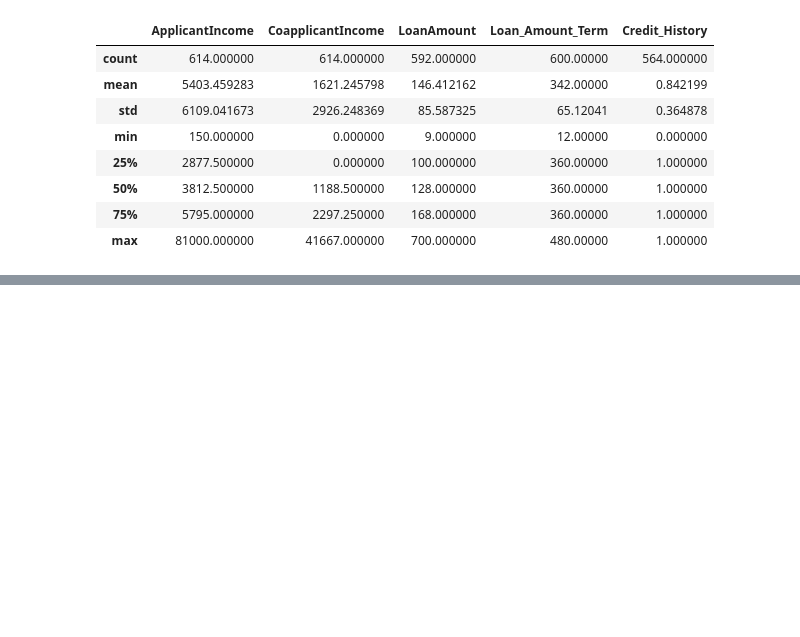
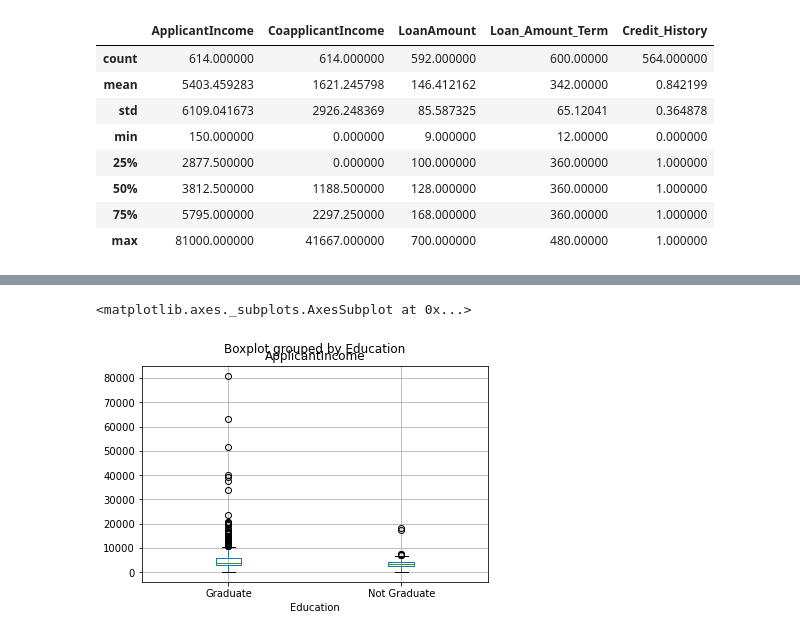
Before and after one commit to haritsaxena/ml_analytics, a Jupyter notebook: ch1/pandas_intro1/loan.ipynb, the cells around one changed output, grey strips where cells are left out. Cells and saved outputs as stored; diff of their text form; code cells hidden in the pictures; blank space fills up the shorter version.

```diff
--- a/ch1/pandas_intro1/loan.ipynb
+++ b/ch1/pandas_intro1/loan.ipynb
@@ -32,0 +45,5 @@ df.size()
+# %%
+df.boxplot(column='ApplicantIncome', by='Education')
+# %% [output]
+<matplotlib.axes._subplots.AxesSubplot at 0x...>
+[figure, added]
```
Also changed, not shown: parts of 12 cells of this notebook, 3 other files.
